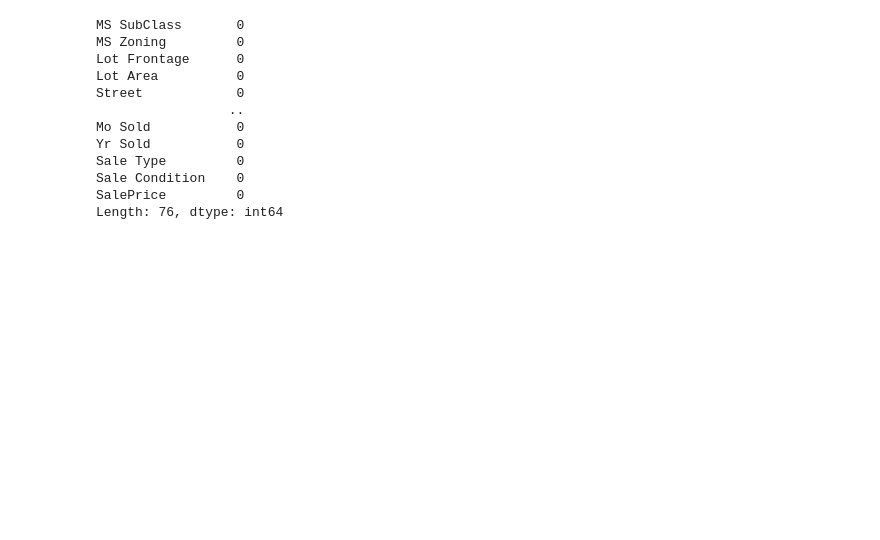
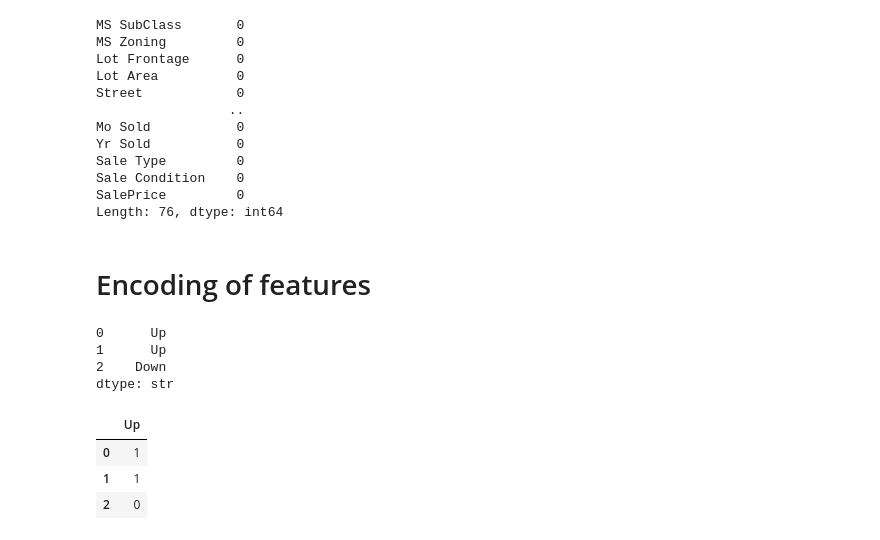
Before and after one commit to Neha1678/Ames-Housing-Project, a Jupyter notebook: 1_FeatureEngineering.ipynb, the cells around one changed output. Drawn from its saved outputs; the diff is of its cells as text; code cells hidden in the pictures; blank space fills up the shorter version.

```diff
--- a/1_FeatureEngineering.ipynb
+++ b/1_FeatureEngineering.ipynb
@@ -493,3 +493,5 @@ Sale Type         0
 Sale Condition    0
 SalePrice         0
 Length: 76, dtype: int64
+# %% [markdown]
+# Encoding of features
@@ -495,0 +502,16 @@ Length: 76, dtype: int64
+# %%
+direction = pd.Series(["Up", "Up", "Down"])
+# %%
+direction
+# %% [output]
+0      Up
+1      Up
+2    Down
+dtype: str
+# %%
+pd.get_dummies(direction, dtype=int, drop_first=True)
+# %% [output]
+|  | Up |
+| 0 | 1 |
+| 1 | 1 |
+| 2 | 0 |
```
Also changed, not shown: parts of 5 cells of this notebook, 1 other file.
